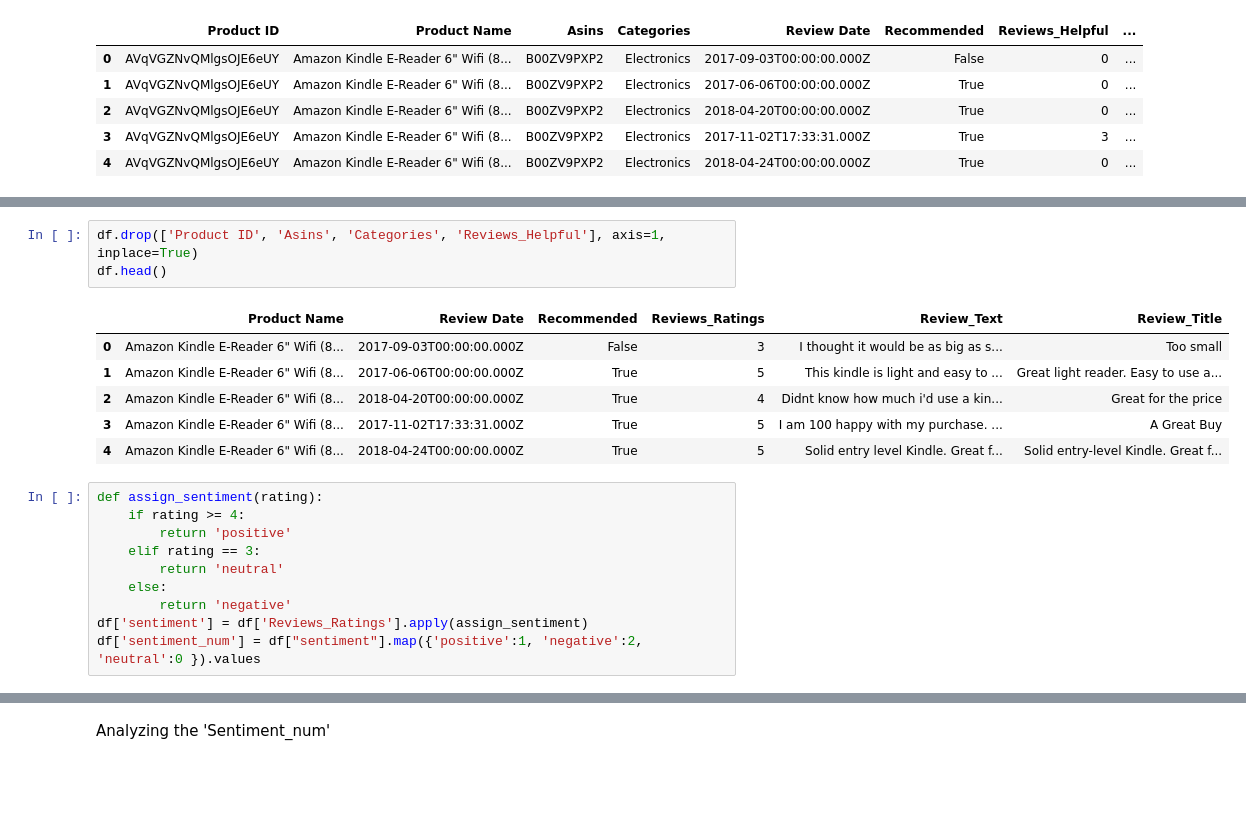
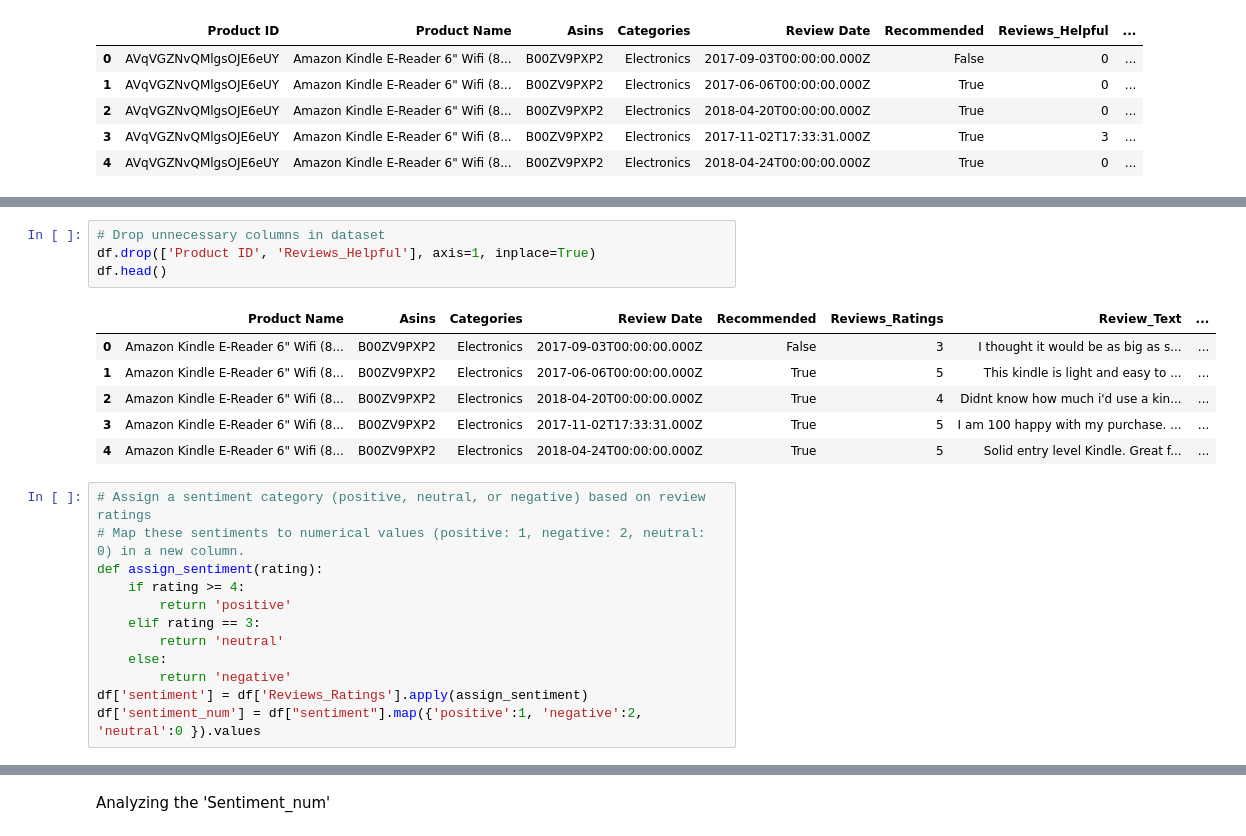
Before and after one commit to Khadijak92/P4-Sentiment-Analysis, a Jupyter notebook: Senitment_Analysis.ipynb, the cells around one changed output, grey strips where cells are left out. Saved outputs shown, nothing was run; the diff lists cells and outputs as text; blank space fills up the shorter version.

```diff
--- a/Senitment_Analysis.ipynb
+++ b/Senitment_Analysis.ipynb
@@ -63,14 +83,17 @@ Index(['Product ID', 'Product Name', 'Asins', 'Categories', 'Review Date',
 # %%
-df.drop(['Product ID', 'Asins', 'Categories', 'Reviews_Helpful'], axis=1, inplace=True)
+# Drop unnecessary columns in dataset
+df.drop(['Product ID', 'Reviews_Helpful'], axis=1, inplace=True)
 df.head()
 # %% [output]
-|  | Product Name | Review Date | Recommended | Reviews_Ratings | Review_Text | Review_Title |
-| 0 | Amazon Kindle E-Reader 6" Wifi (8... | 2017-09-03T00:00:00.000Z | False | 3 | I thought it would be as big as s... | Too small |
-| 1 | Amazon Kindle E-Reader 6" Wifi (8... | 2017-06-06T00:00:00.000Z | True | 5 | This kindle is light and easy to ... | Great light reader. Easy to use a... |
-| 2 | Amazon Kindle E-Reader 6" Wifi (8... | 2018-04-20T00:00:00.000Z | True | 4 | Didnt know how much i'd use a kin... | Great for the price |
-| 3 | Amazon Kindle E-Reader 6" Wifi (8... | 2017-11-02T17:33:31.000Z | True | 5 | I am 100 happy with my purchase. ... | A Great Buy |
-| 4 | Amazon Kindle E-Reader 6" Wifi (8... | 2018-04-24T00:00:00.000Z | True | 5 | Solid entry level Kindle. Great f... | Solid entry-level Kindle. Great f... |
+|  | Product Name | Asins | Categories | Review Date | Recommended | Reviews_Ratings | Review_Text | ... |
+| 0 | Amazon Kindle E-Reader 6" Wifi (8... | B00ZV9PXP2 | Electronics | 2017-09-03T00:00:00.000Z | False | 3 | I thought it would be as big as s... | ... |
+| 1 | Amazon Kindle E-Reader 6" Wifi (8... | B00ZV9PXP2 | Electronics | 2017-06-06T00:00:00.000Z | True | 5 | This kindle is light and easy to ... | ... |
+| 2 | Amazon Kindle E-Reader 6" Wifi (8... | B00ZV9PXP2 | Electronics | 2018-04-20T00:00:00.000Z | True | 4 | Didnt know how much i'd use a kin... | ... |
+| 3 | Amazon Kindle E-Reader 6" Wifi (8... | B00ZV9PXP2 | Electronics | 2017-11-02T17:33:31.000Z | True | 5 | I am 100 happy with my purchase. ... | ... |
+| 4 | Amazon Kindle E-Reader 6" Wifi (8... | B00ZV9PXP2 | Electronics | 2018-04-24T00:00:00.000Z | True | 5 | Solid entry level Kindle. Great f... | ... |
 # %%
+# Assign a sentiment category (positive, neutral, or negative) based on review ratings
+# Map these sentiments to numerical values (positive: 1, negative: 2, neutral: 0) in a new column.
 def assign_sentiment(rating):
     if rating >= 4:
         return 'positive'
```
Also changed, not shown: parts of 13 cells of this notebook.
